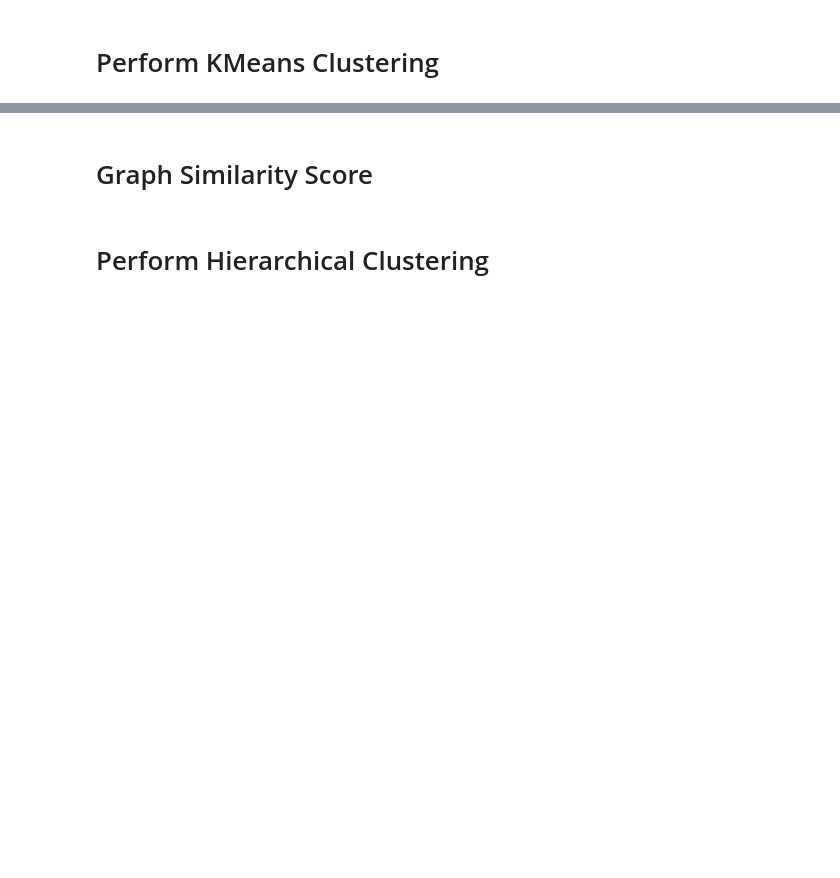
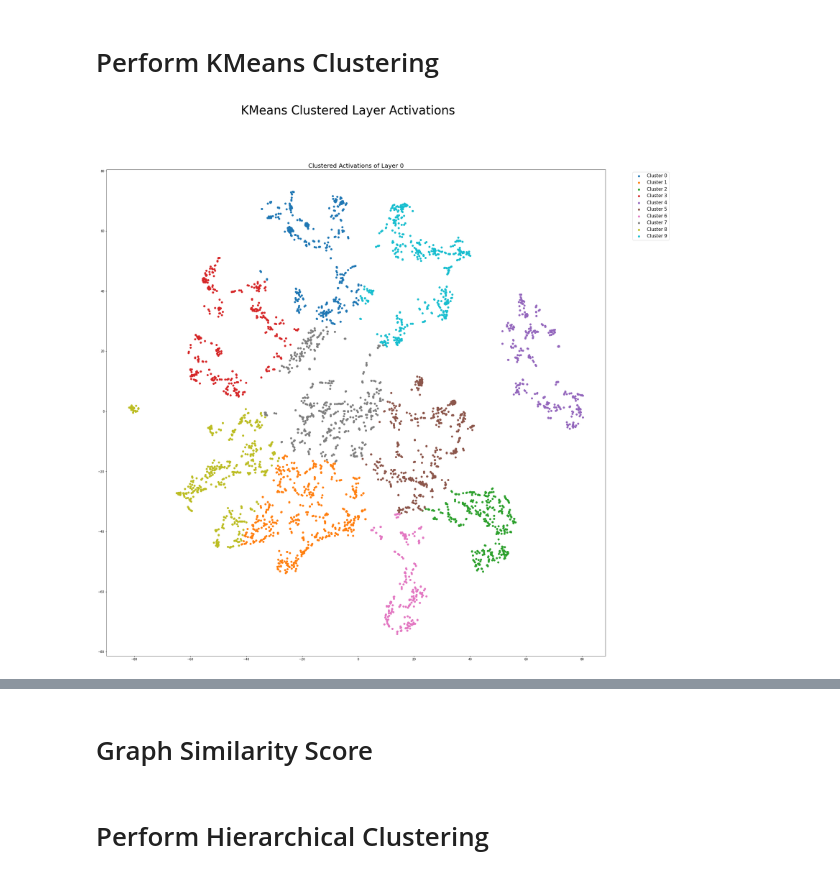
Before and after one commit to CharlotteMagister/GCExplainer, a Jupyter notebook: src/k_clustering/Mutag_Shapes.ipynb, the cells around one changed output, grey strips where cells are left out. Saved outputs shown, nothing was run; the diff lists cells and outputs as text; code cells hidden in the pictures; blank space fills up the shorter version.

```diff
--- a/src/k_clustering/Mutag_Shapes.ipynb
+++ b/src/k_clustering/Mutag_Shapes.ipynb
@@ -245,33 +251,45 @@ IndexError: Dimension out of range (expected to be in range of [-2, 1], but got
 # %% [markdown]
 # Perform KMeans Clustering
 # %%
-# ### Perform clustering
+### Perform clustering
 
-# def plot_clusters(data, clustering_type):
-#     fig, axs = plt.subplots(num_layers, 1, figsize=(30, 30))
-#     fig.suptitle(f'{clustering_type} Clustered Layer Activations', fontsize=40)
+def plot_clusters(data, labels, clustering_type):
+    rows = len(data)
+    fig, axs = plt.subplots(rows, 1, figsize=(30, 30))
+    fig.suptitle(f'{clustering_type} Clustered Layer Activations', fontsize=40)
 
-#     counter = 0
-#     for ax in axs:
-#         labels, item = data[counter]
-#         ax.set_title("Clustered Activations of Layer {}".format(counter), fontsize=20)
+    if rows == 1:
+        axs = [axs]
 
-#         for i in range(k):
-#             scatter = ax.scatter(item[labels == i,0], item[labels == i,1], label=f'Cluster {i}')
+    counter = 0
+    for ax in axs:
+        labels, item = data[counter]
+        ax.set_title("Clustered Activations of Layer {}".format(counter), fontsize=20)
 
-#         ax.legend(fontsize=15, bbox_to_anchor=(1.05, 1), loc='upper left')
-#         counter += 1
+        for i in range(k):
+            scatter = ax.scatter(item[labels == i,0], item[labels == i,1], label=f'Cluster {i}')
 
-#     plt.savefig(os.path.join(path, f"{clustering_type}.png"))
-#     plt.show()
+        ax.legend(fontsize=15, bbox_to_anchor=(1.05, 1), loc='upper left')
+        counter += 1
 
-# kmeans_models = []
-# kmeans_data = []
+    plt.savefig(os.path.join(path, f"{clustering_type}.png"))
+    plt.show()
+
+kmeans_models = []
+kmeans_data = []
 # for item in tsne_data:
 #     kmeans_model = KMeans(n_clusters=k, random_state=0)
 #     kmeans = kmeans_model.fit(item)
 #     kmeans_models.append(kmeans_model)
 #     kmeans_data.append((kmeans_model.predict(item), item))
 
-# plot_clusters(kmeans_data, "KMeans")
+item = tsne_data[2]
+kmeans_model = KMeans(n_clusters=k, random_state=0)
+kmeans = kmeans_model.fit(item)
+kmeans_models.append(kmeans_model)
+kmeans_data.append((kmeans_model.predict(item), item))
+
+plot_clusters(kmeans_data, "KMeans")
+# %% [output]
+[figure, added]
 # %%
```
Also changed, not shown: parts of 13 cells of this notebook, 5 other files.
